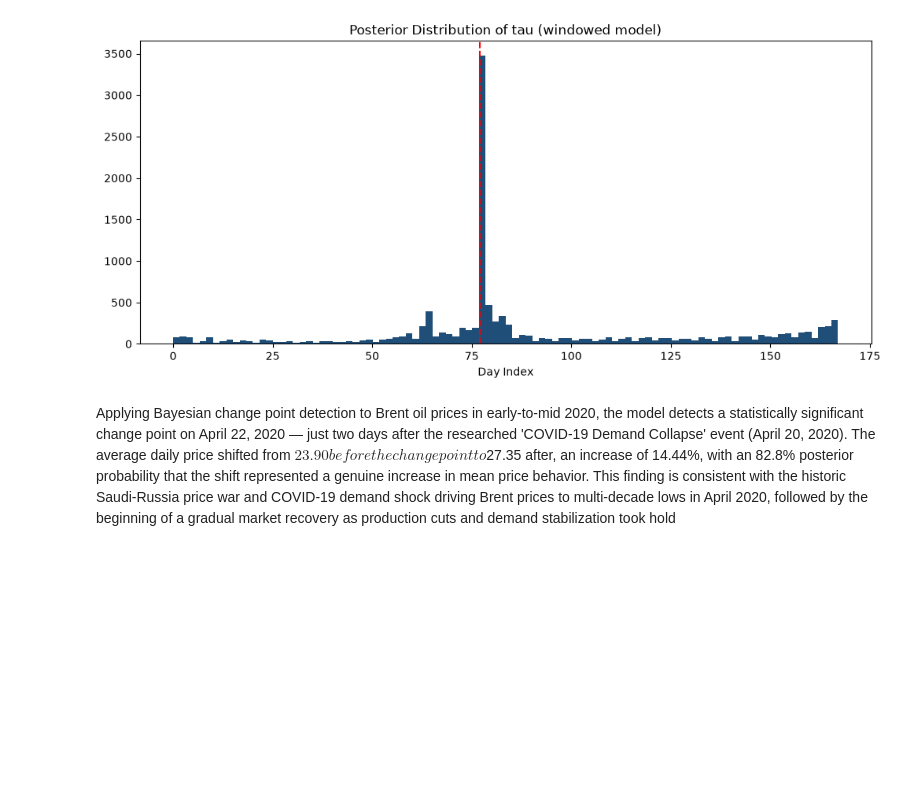
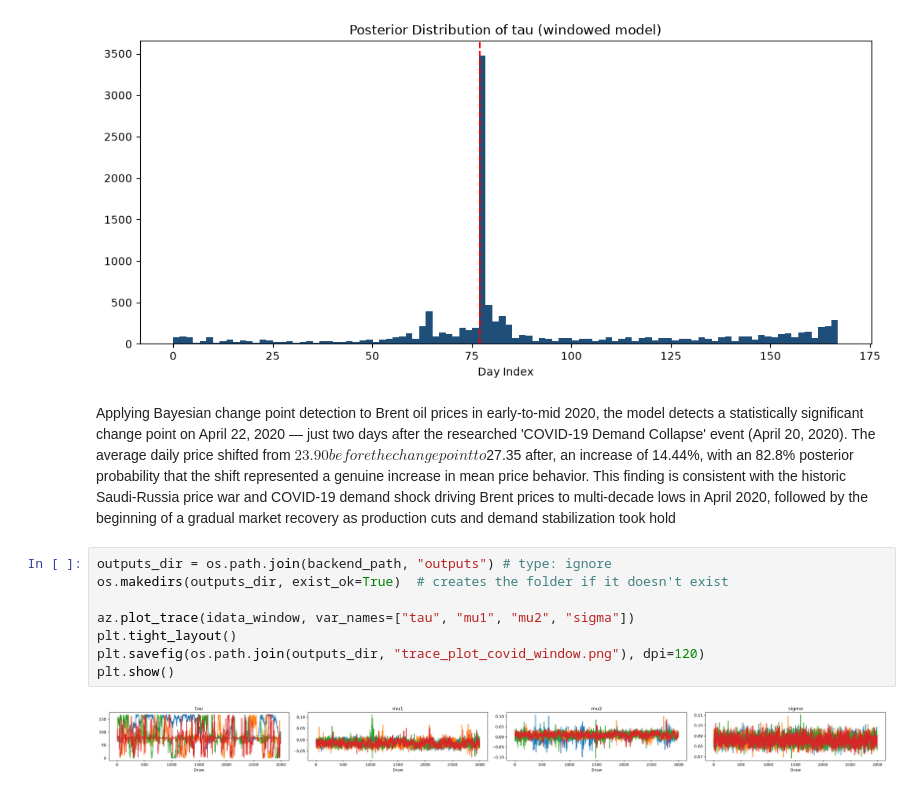
Before and after one commit to Sumeyahassen/brent-oil-change-point-analysis, a Jupyter notebook: backend/notebooks/changepoint_analysis.ipynb, the cells around one changed output. Cells and saved outputs as stored; diff of their text form; blank space fills up the shorter version.

Commit message:
tace prode windo model

```diff
--- a/backend/notebooks/changepoint_analysis.ipynb
+++ b/backend/notebooks/changepoint_analysis.ipynb
@@ -427,3 +427,13 @@ plt.show()
 [figure]
 # %% [markdown]
 Applying Bayesian change point detection to Brent oil prices in early-to-mid 2020, the model detects a statistically significant change point on April 22, 2020 — just two days after the researched 'COVID-19 Demand Collapse' event (April 20, 2020). The average daily price shifted from $23.90 before the change point to $27.35 after, an increase of 14.44%, with an 82.8% posterior probability that the shift represented a genuine increase in mean price behavior. This finding is consistent with the historic Saudi-Russia price war and COVID-19 demand shock driving Brent prices to multi-decade lows in April 2020, followed by the beginning of a gradual market recovery as production cuts and demand stabilization took hold
+# %%
+outputs_dir = os.path.join(backend_path, "outputs") # type: ignore
+os.makedirs(outputs_dir, exist_ok=True)  # creates the folder if it doesn't exist
+
+az.plot_trace(idata_window, var_names=["tau", "mu1", "mu2", "sigma"])
+plt.tight_layout()
+plt.savefig(os.path.join(outputs_dir, "trace_plot_covid_window.png"), dpi=120)
+plt.show()
+# %% [output]
+[figure, added]
```
